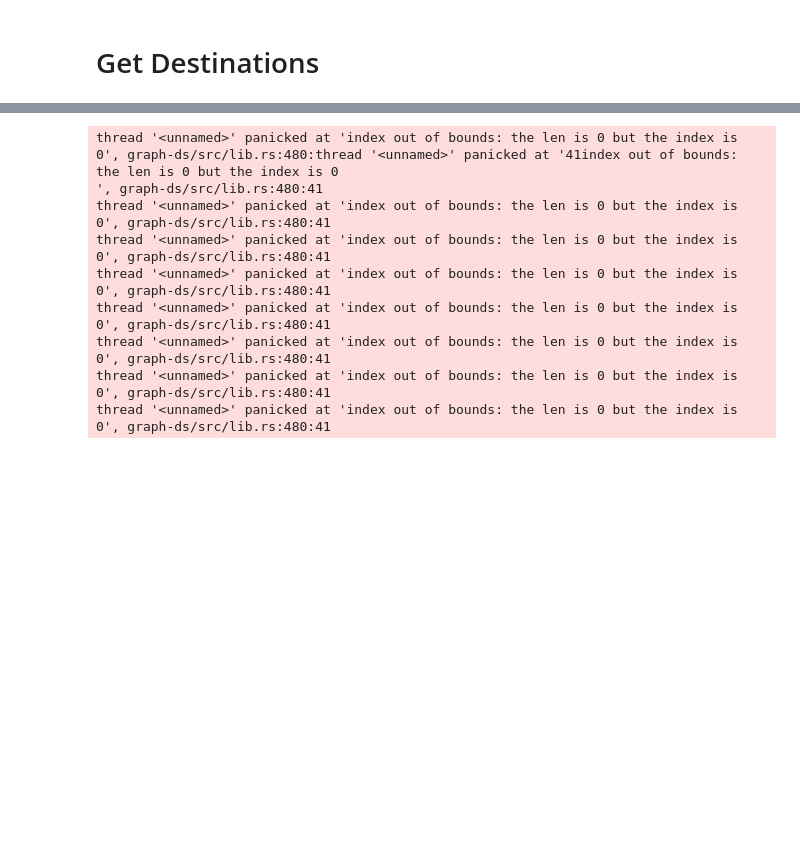
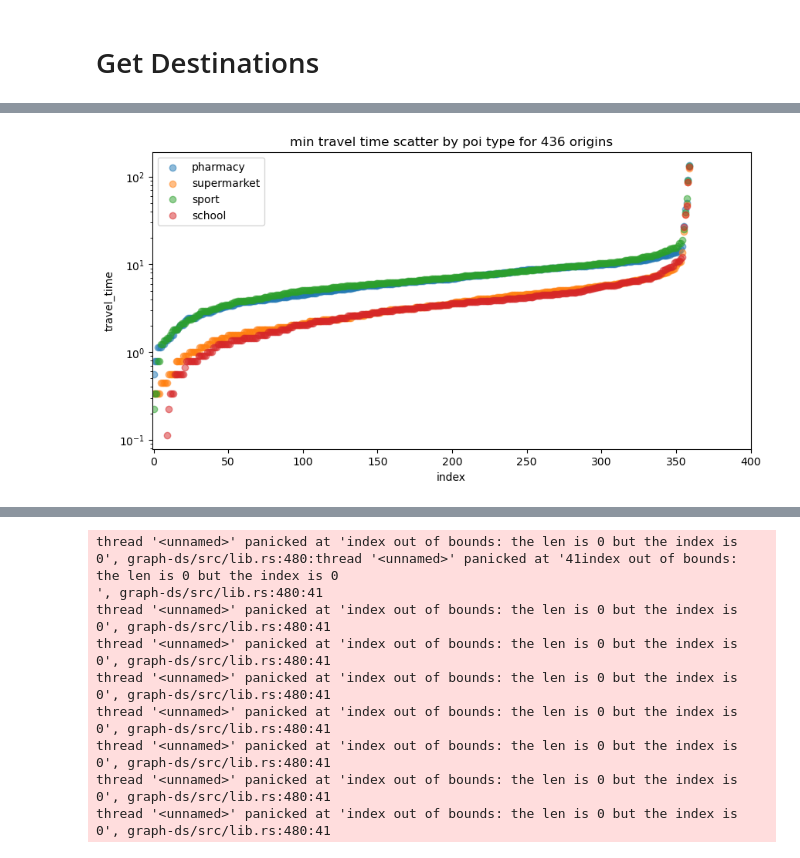
Before and after one commit to hextransit/n-minute-city, a Jupyter notebook: python/poi_routing.ipynb, the cells around one changed output, grey strips where cells are left out. Saved outputs shown, nothing was run; the diff lists cells and outputs as text; code cells hidden in the pictures; blank space fills up the shorter version.

```diff
--- a/python/poi_routing.ipynb
+++ b/python/poi_routing.ipynb
@@ -140,0 +242,26 @@ cx.add_basemap(ax = ax, crs="EPSG:4326")
+# %%
+# kde plot for travel times, grouped by layer
+import seaborn as sns
+
+# Set the color palette
+colors = sns.color_palette("husl", len(category_set))
+
+fig, ax = plt.subplots(1, 1, figsize=(10,5))
+ax.set_xlabel("index")
+ax.set_ylabel("travel_time")
+ax.set_title(f"min travel time scatter by poi type for {len(origins)} origins")
+#ax.set_box_aspect(1)
+ax.set_xlim(-1, 400)
+ax.set_ylim(0, 0.06)
+
+for i,c in enumerate(category_set):
+    plt.scatter(range(len(mins[c].values())), sorted(list(mins[c].values())), alpha=0.5)
+
+# Add a legend
+plt.yscale('log')
+labels = category_set
+ax.legend(labels)
+
+plt.savefig(f'figures/scatter_pois{len(origins)}_origins.png', dpi=300)
+# %% [output]
+[figure, added]
```
Also changed, not shown: parts of 30 cells of this notebook, 14 other files.
